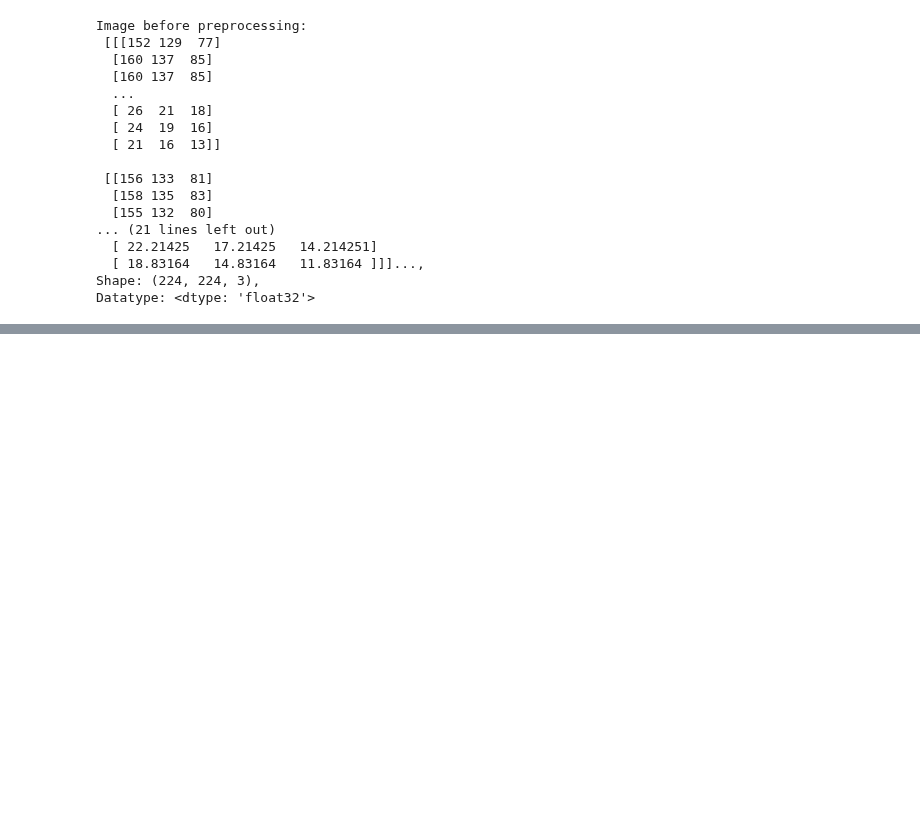
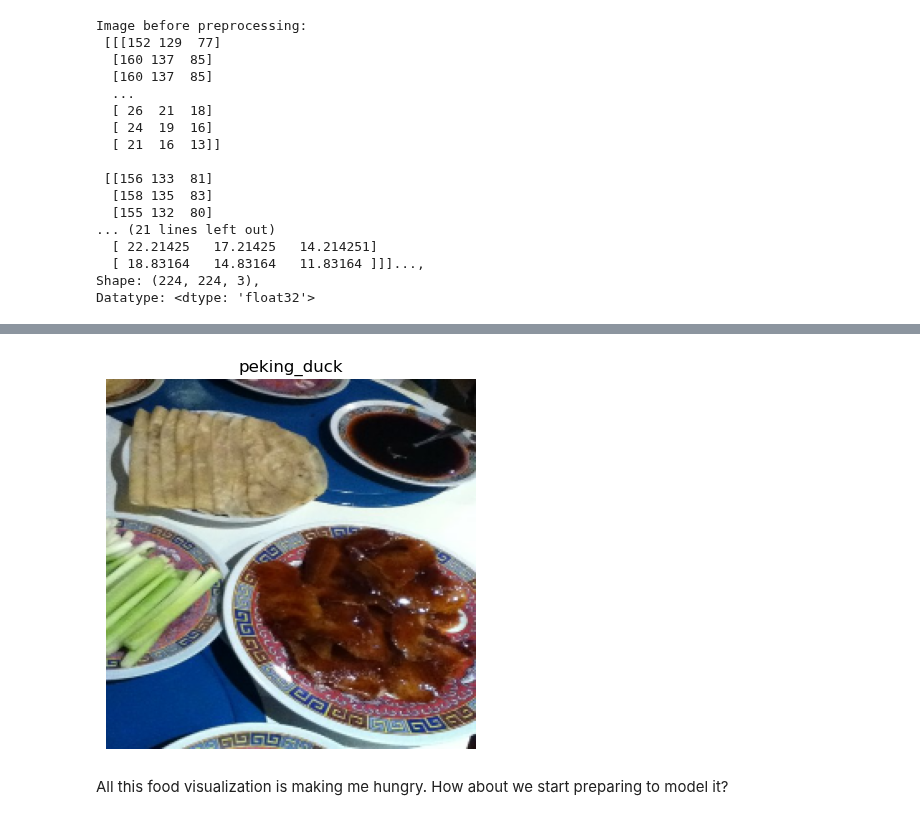
Before and after one commit to snigdhakakkar/tensor-flow-zeroToMastery, a Jupyter notebook: 8_food_vision_milestone_project_1.ipynb, the cells around one changed output, grey strips where cells are left out. Saved outputs shown, nothing was run; the diff lists cells and outputs as text; code cells hidden in the pictures; blank space fills up the shorter version.

```diff
--- a/8_food_vision_milestone_project_1.ipynb
+++ b/8_food_vision_milestone_project_1.ipynb
@@ -377,0 +384,10 @@ Datatype: <dtype: 'float32'>
+# %%
+# We can still plot our preprocessed image as long as we
+# divide by 255 (for matplotlib capatibility)
+plt.imshow(preprocessed_img/255.)
+plt.title(class_names[label])
+plt.axis(False);
+# %% [output]
+[figure, added]
+# %% [markdown]
+All this food visualization is making me hungry. How about we start preparing to model it?
```
Also changed, not shown: parts of 2 cells of this notebook, 1 other file.
